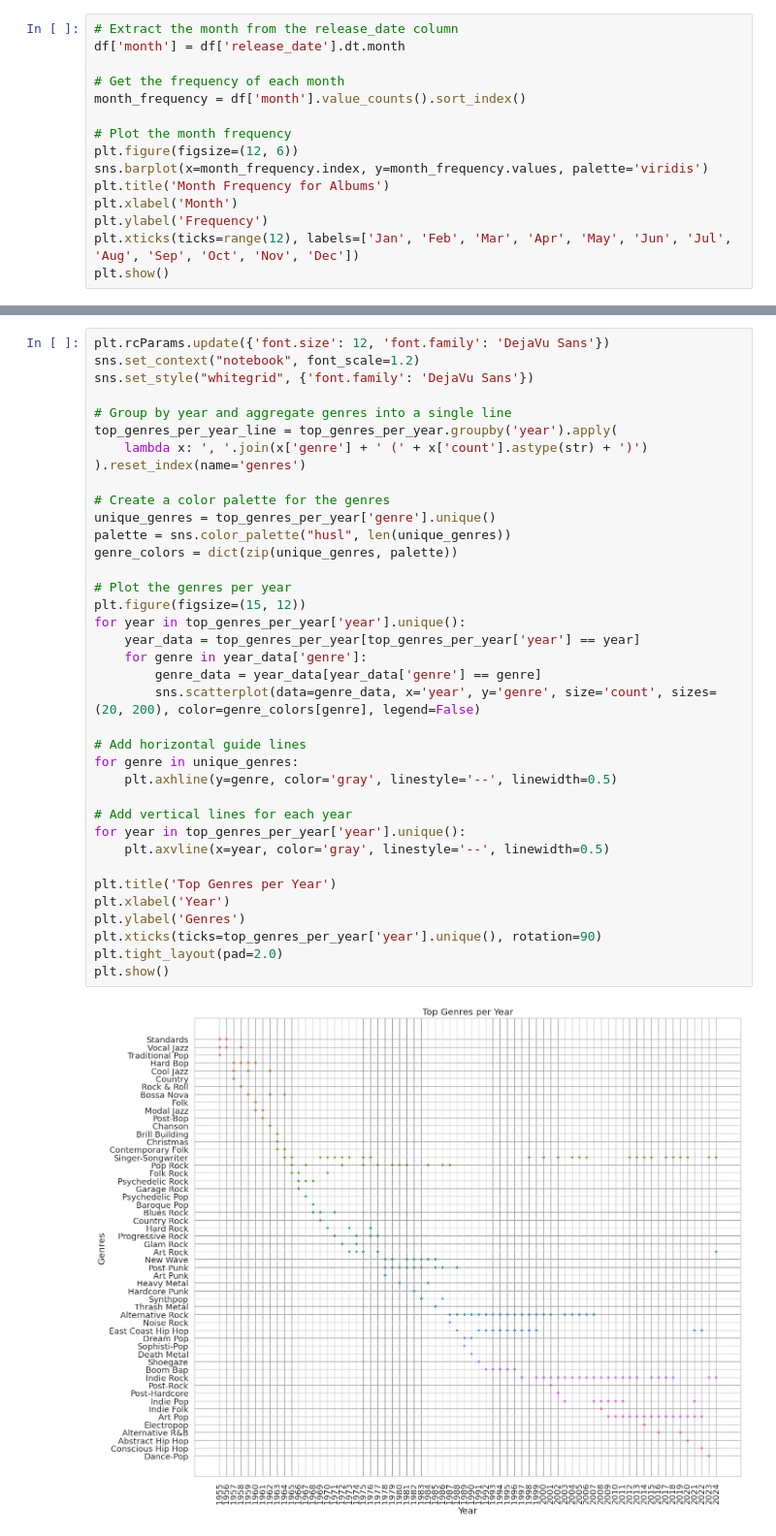
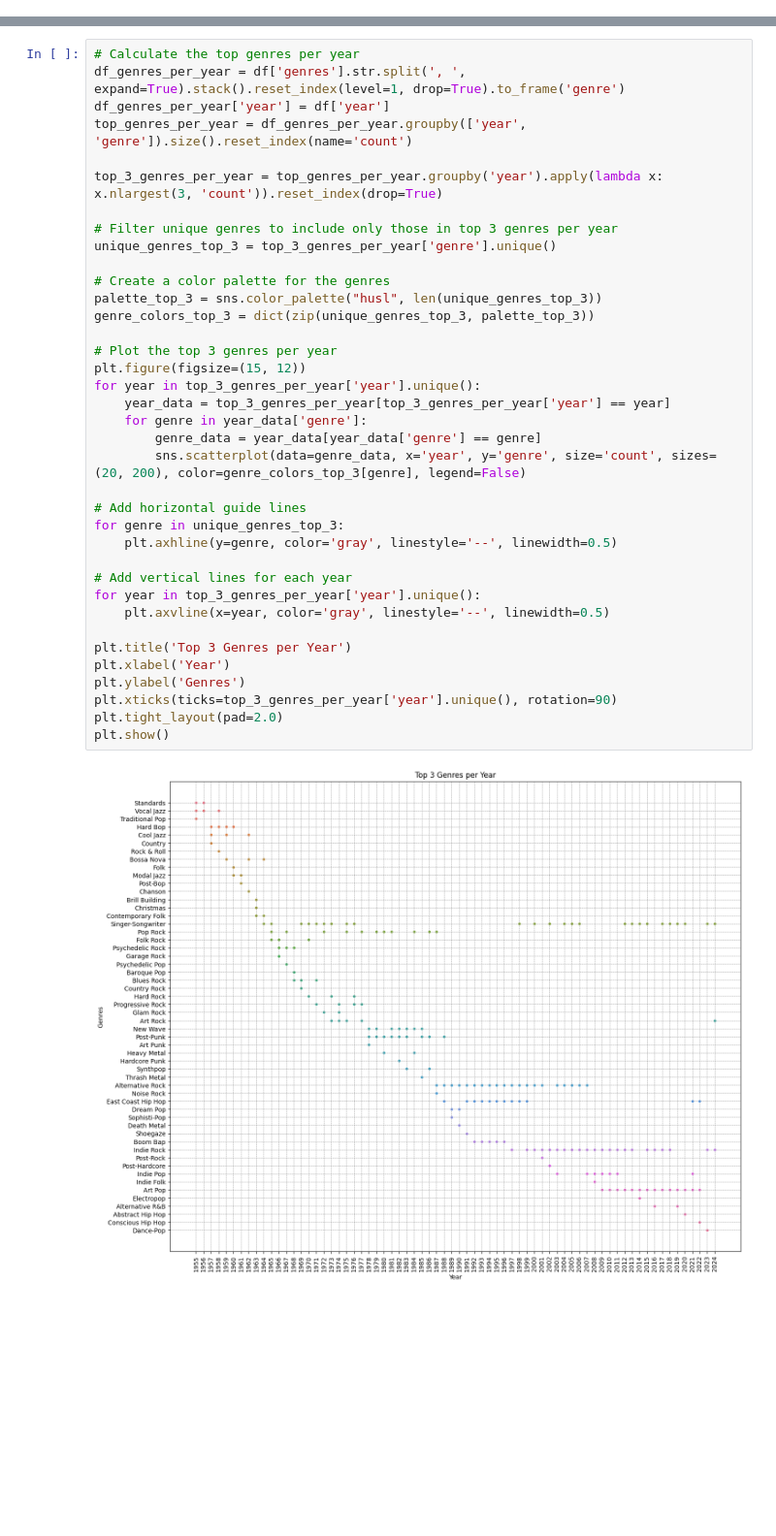
Before and after one commit to tabibyte/aoty-analysis, a Jupyter notebook: aoty.ipynb, the cells around one changed output, grey strips where cells are left out. Shown at 97% size. Cells and saved outputs as stored; diff of their text form; blank space fills up the shorter version.

```diff
--- a/aoty.ipynb
+++ b/aoty.ipynb
@@ -38,18 +52,3 @@ plt.xticks(rotation=90)
 plt.show()
 # %% [output]
 [figure]
-# %%
-# Extract the month from the release_date column
-df['month'] = df['release_date'].dt.month
-
-# Get the frequency of each month
-month_frequency = df['month'].value_counts().sort_index()
-
-# Plot the month frequency
-plt.figure(figsize=(12, 6))
-sns.barplot(x=month_frequency.index, y=month_frequency.values, palette='viridis')
-plt.title('Month Frequency for Albums')
-plt.xlabel('Month')
-plt.ylabel('Frequency')
-plt.xticks(ticks=range(12), labels=['Jan', 'Feb', 'Mar', 'Apr', 'May', 'Jun', 'Jul', 'Aug', 'Sep', 'Oct', 'Nov', 'Dec'])
-plt.show()
@@ -126,41 +139,41 @@ Alternative Rock       5
 Hardcore Hip Hop       4
 Name: count, dtype: int64
 # %%
-plt.rcParams.update({'font.size': 12, 'font.family': 'DejaVu Sans'})
-sns.set_context("notebook", font_scale=1.2)
-sns.set_style("whitegrid", {'font.family': 'DejaVu Sans'})
+# Calculate the top genres per year
+df_genres_per_year = df['genres'].str.split(', ', expand=True).stack().reset_index(level=1, drop=True).to_frame('genre')
+df_genres_per_year['year'] = df['year']
+top_genres_per_year = df_genres_per_year.groupby(['year', 'genre']).size().reset_index(name='count')
 
-# Group by year and aggregate genres into a single line
-top_genres_per_year_line = top_genres_per_year.groupby('year').apply(
-    lambda x: ', '.join(x['genre'] + ' (' + x['count'].astype(str) + ')')
-).reset_index(name='genres')
+top_3_genres_per_year = top_genres_per_year.groupby('year').apply(lambda x: x.nlargest(3, 'count')).reset_index(drop=True)
+
+# Filter unique genres to include only those in top 3 genres per year
+unique_genres_top_3 = top_3_genres_per_year['genre'].unique()
 
 # Create a color palette for the genres
-unique_genres = top_genres_per_year['genre'].unique()
-palette = sns.color_palette("husl", len(unique_genres))
-genre_colors = dict(zip(unique_genres, palette))
+palette_top_3 = sns.color_palette("husl", len(unique_genres_top_3))
+genre_colors_top_3 = dict(zip(unique_genres_top_3, palette_top_3))
 
-# Plot the genres per year
+# Plot the top 3 genres per year
 plt.figure(figsize=(15, 12))
-for year in top_genres_per_year['year'].unique():
-    year_data = top_genres_per_year[top_genres_per_year['year'] == year]
+for year in top_3_genres_per_year['year'].unique():
+    year_data = top_3_genres_per_year[top_3_genres_per_year['year'] == year]
     for genre in year_data['genre']:
         genre_data = year_data[year_data['genre'] == genre]
-        sns.scatterplot(data=genre_data, x='year', y='genre', size='count', sizes=(20, 200), color=genre_colors[genre], legend=False)
+        sns.scatterplot(data=genre_data, x='year', y='genre', size='count', sizes=(20, 200), color=genre_colors_top_3[genre], legend=False)
 
 # Add horizontal guide lines
-for genre in unique_genres:
+for genre in unique_genres_top_3:
     plt.axhline(y=genre, color='gray', linestyle='--', linewidth=0.5)
 
 # Add vertical lines for each year
-for year in top_genres_per_year['year'].unique():
+for year in top_3_genres_per_year['year'].unique():
     plt.axvline(x=year, color='gray', linestyle='--', linewidth=0.5)
 
-plt.title('Top Genres per Year')
+plt.title('Top 3 Genres per Year')
 plt.xlabel('Year')
 plt.ylabel('Genres')
-plt.xticks(ticks=top_genres_per_year['year'].unique(), rotation=90)
+plt.xticks(ticks=top_3_genres_per_year['year'].unique(), rotation=90)
 plt.tight_layout(pad=2.0)
 plt.show()
 # %% [output]
-[figure, old version]
+[figure, new version]
```
Also changed, not shown: parts of 16 cells of this notebook.
